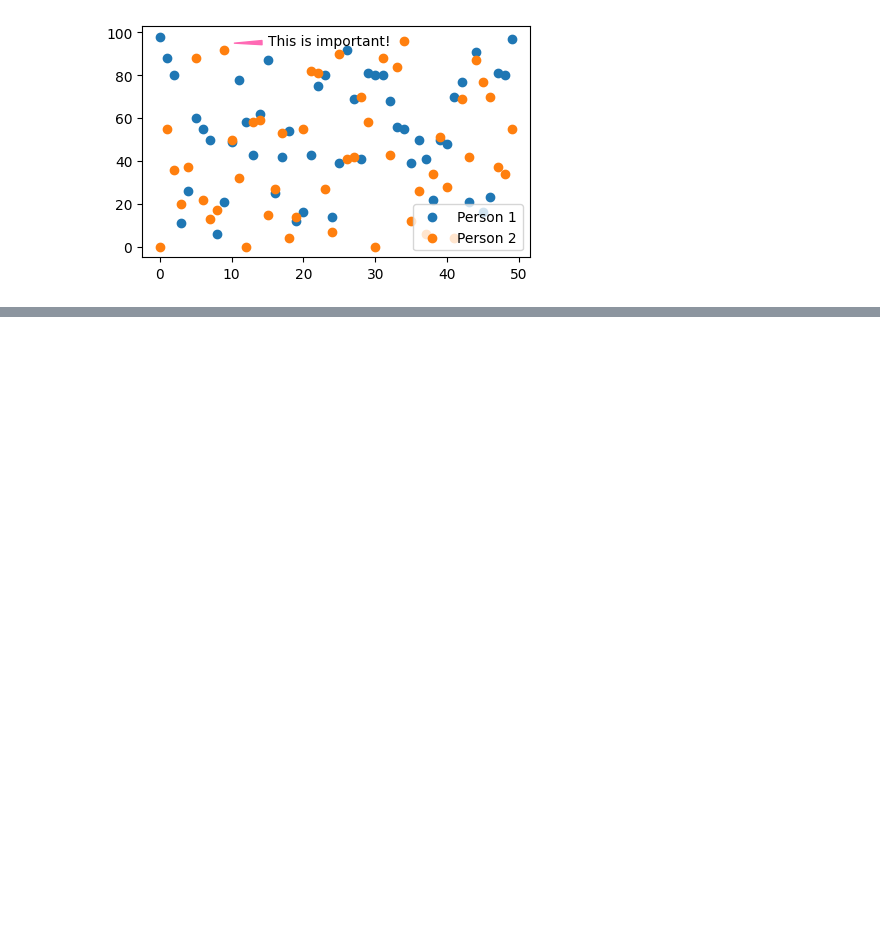
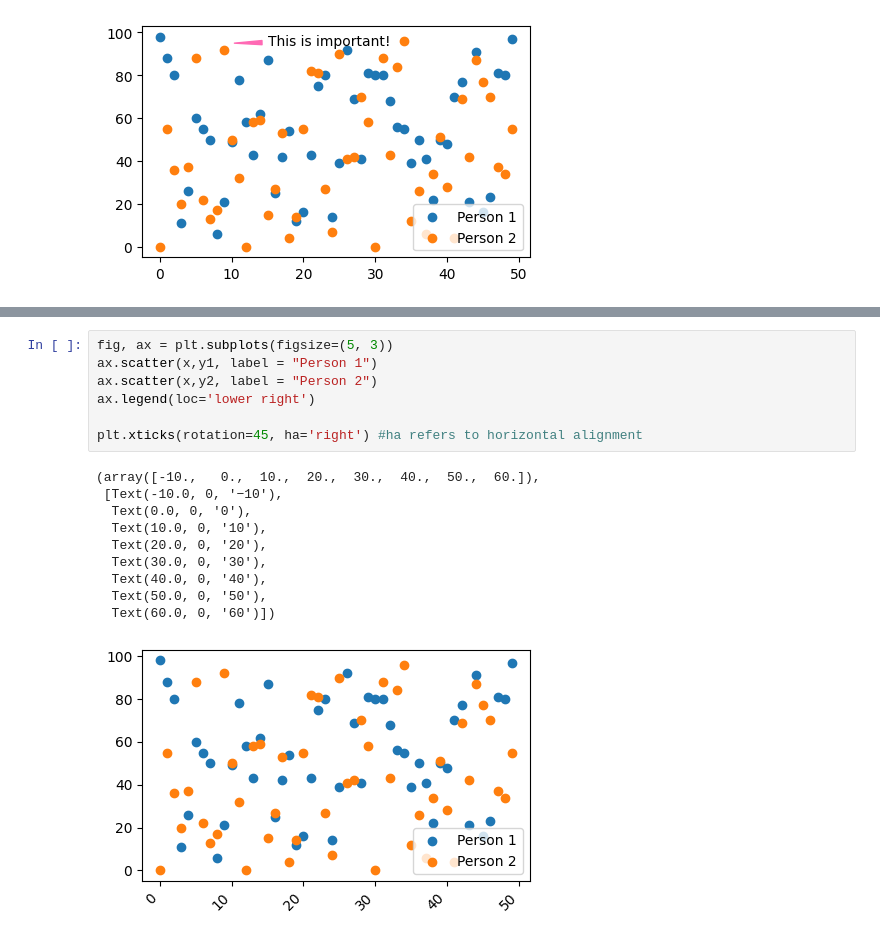
Before and after one commit to charissa-chan/visualization, a Jupyter notebook: 02_activities/assignments/participation/June_08_2026.ipynb, the cells around one changed output, grey strips where cells are left out. Cells and saved outputs as stored; diff of their text form; blank space fills up the shorter version.

```diff
--- a/02_activities/assignments/participation/June_08_2026.ipynb
+++ b/02_activities/assignments/participation/June_08_2026.ipynb
@@ -99,0 +128,18 @@ fig.show()
+# %%
+fig, ax = plt.subplots(figsize=(5, 3))
+ax.scatter(x,y1, label = "Person 1")
+ax.scatter(x,y2, label = "Person 2")
+ax.legend(loc='lower right')
+
+plt.xticks(rotation=45, ha='right') #ha refers to horizontal alignment
+# %% [output]
+(array([-10.,   0.,  10.,  20.,  30.,  40.,  50.,  60.]),
+ [Text(-10.0, 0, '−10'),
+  Text(0.0, 0, '0'),
+  Text(10.0, 0, '10'),
+  Text(20.0, 0, '20'),
+  Text(30.0, 0, '30'),
+  Text(40.0, 0, '40'),
+  Text(50.0, 0, '50'),
+  Text(60.0, 0, '60')])
+[figure, added]
```
Also changed, not shown: parts of 10 cells of this notebook, 1 other file.
